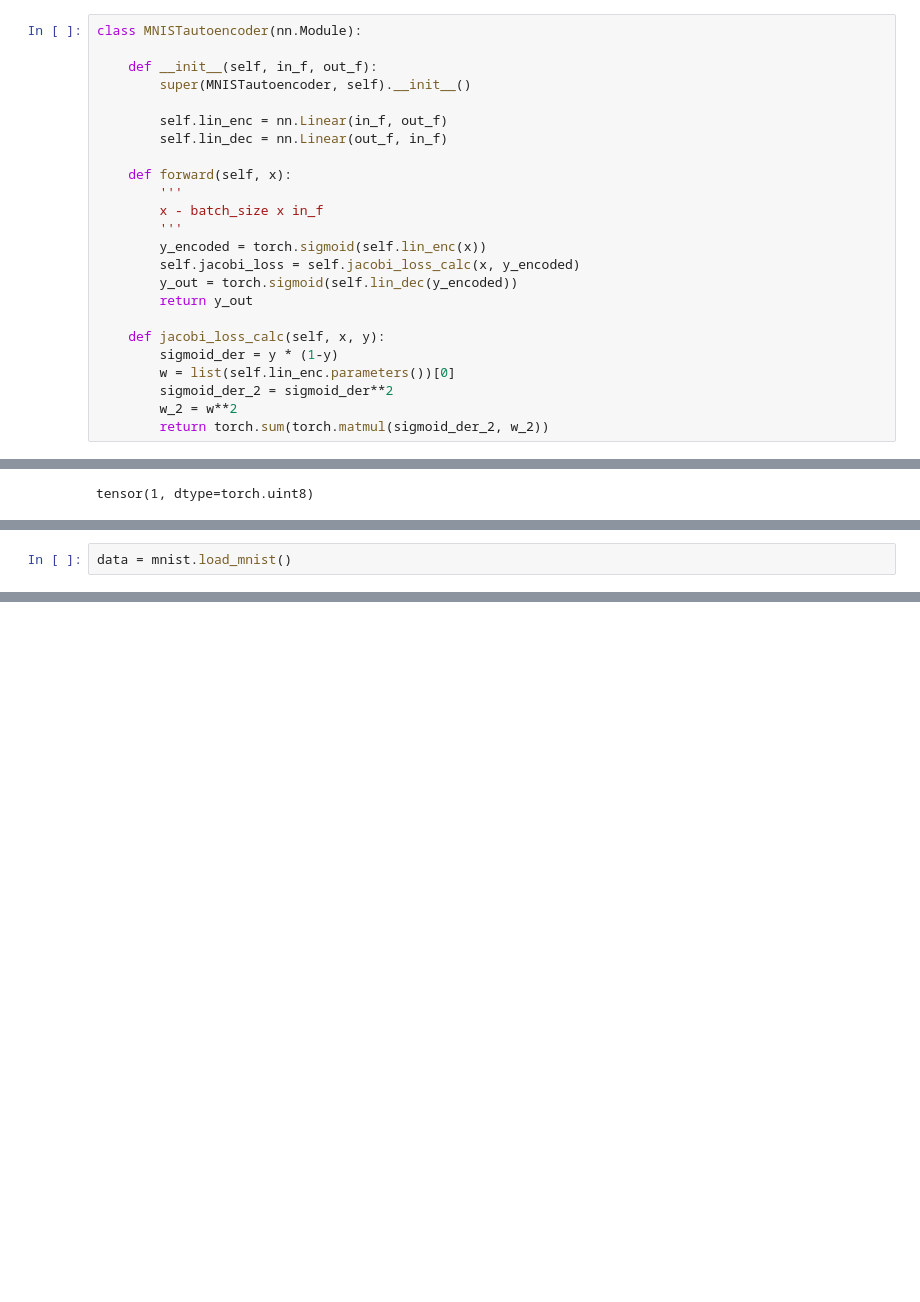
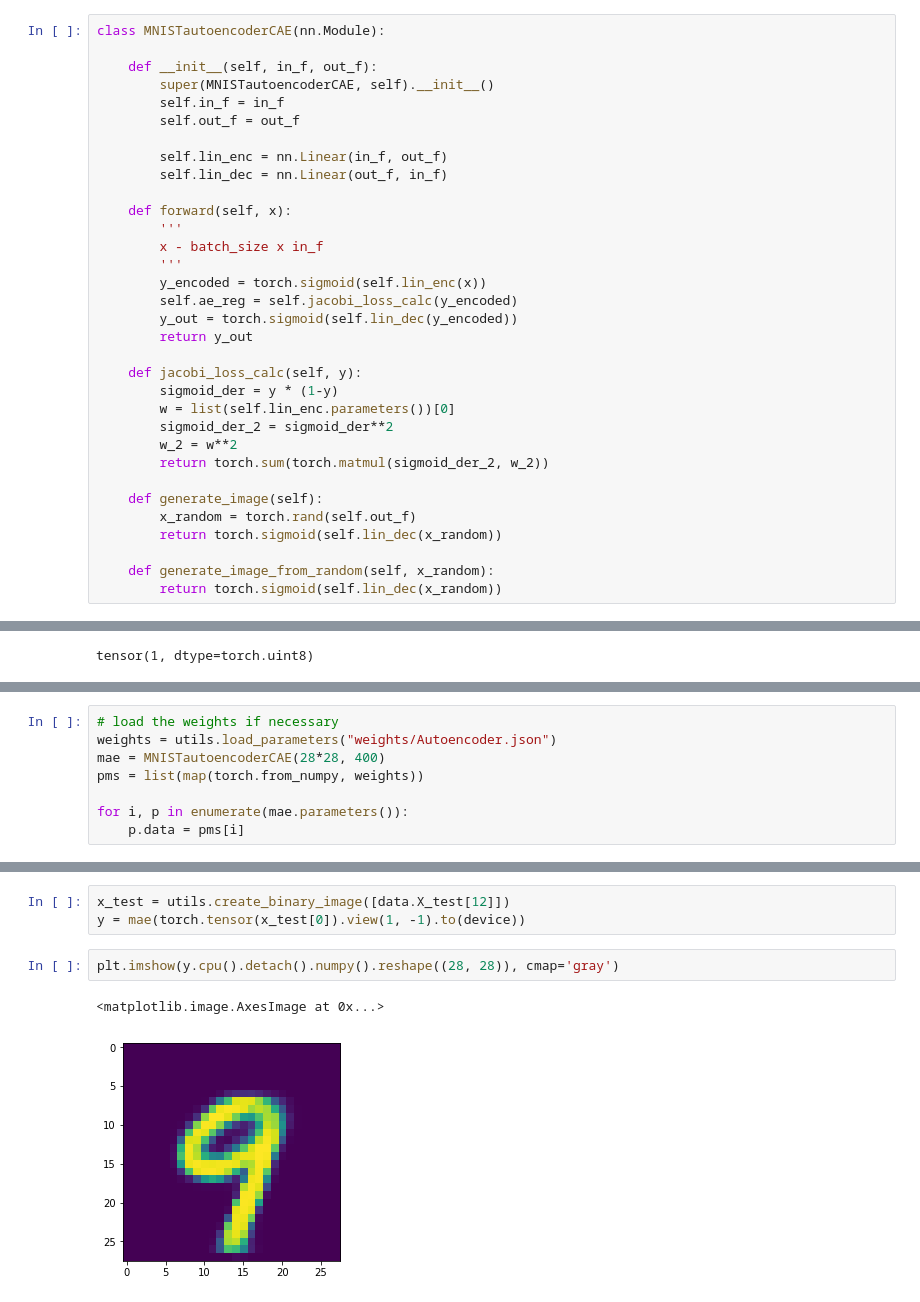
Before and after one commit to adamtiger/DeepLearningTutorial, a Jupyter notebook: Q2_AutoEncoder.ipynb, the cells around one changed output, grey strips where cells are left out. Drawn from its saved outputs; the diff is of its cells as text; blank space fills up the shorter version.

Commit message:
Autoencoder is close to be finished.

```diff
--- a/Q2_AutoEncoder.ipynb
+++ b/Q2_AutoEncoder.ipynb
@@ -97,10 +280,12 @@ Unfortunately, calculating the gradient with autograd is too time consuming. To
 # %% [markdown]
 To speed up we need calculating the gradient by input manually in **batch** mode.
 # %%
-class MNISTautoencoder(nn.Module):
+class MNISTautoencoderCAE(nn.Module):
 
     def __init__(self, in_f, out_f):
-        super(MNISTautoencoder, self).__init__()
+        super(MNISTautoencoderCAE, self).__init__()
+        self.in_f = in_f
+        self.out_f = out_f
 
         self.lin_enc = nn.Linear(in_f, out_f)
         self.lin_dec = nn.Linear(out_f, in_f)
@@ -110,16 +295,23 @@ class MNISTautoencoder(nn.Module):
         x - batch_size x in_f
         '''
         y_encoded = torch.sigmoid(self.lin_enc(x))
-        self.jacobi_loss = self.jacobi_loss_calc(x, y_encoded)
+        self.ae_reg = self.jacobi_loss_calc(y_encoded)
         y_out = torch.sigmoid(self.lin_dec(y_encoded))
         return y_out
 
-    def jacobi_loss_calc(self, x, y):
+    def jacobi_loss_calc(self, y):
         sigmoid_der = y * (1-y)
         w = list(self.lin_enc.parameters())[0]
         sigmoid_der_2 = sigmoid_der**2
         w_2 = w**2
         return torch.sum(torch.matmul(sigmoid_der_2, w_2))
+
+    def generate_image(self):
+        x_random = torch.rand(self.out_f)
+        return torch.sigmoid(self.lin_dec(x_random))
+
+    def generate_image_from_random(self, x_random):
+        return torch.sigmoid(self.lin_dec(x_random))
 # %% [markdown]
 ### Checking if this simpler form is right
 # %%
@@ -148,2 +337,0 @@ bae.jacobi_term.item()
-# %%
-data = mnist.load_mnist()
@@ -178,0 +441,8 @@ for epoch in range(5):
+# %%
+# load the weights if necessary
+weights = utils.load_parameters("weights/Autoencoder.json")
+mae = MNISTautoencoderCAE(28*28, 400)
+pms = list(map(torch.from_numpy, weights))
+
+for i, p in enumerate(mae.parameters()):
+    p.data = pms[i]
@@ -178,0 +451,8 @@ for epoch in range(5):
+# %%
+x_test = utils.create_binary_image([data.X_test[12]])
+y = mae(torch.tensor(x_test[0]).view(1, -1).to(device))
+# %%
+plt.imshow(y.cpu().detach().numpy().reshape((28, 28)), cmap='gray')
+# %% [output]
+<matplotlib.image.AxesImage at 0x...>
+[figure, added]
```
Also changed, not shown: parts of 51 cells of this notebook, 2 other files.
